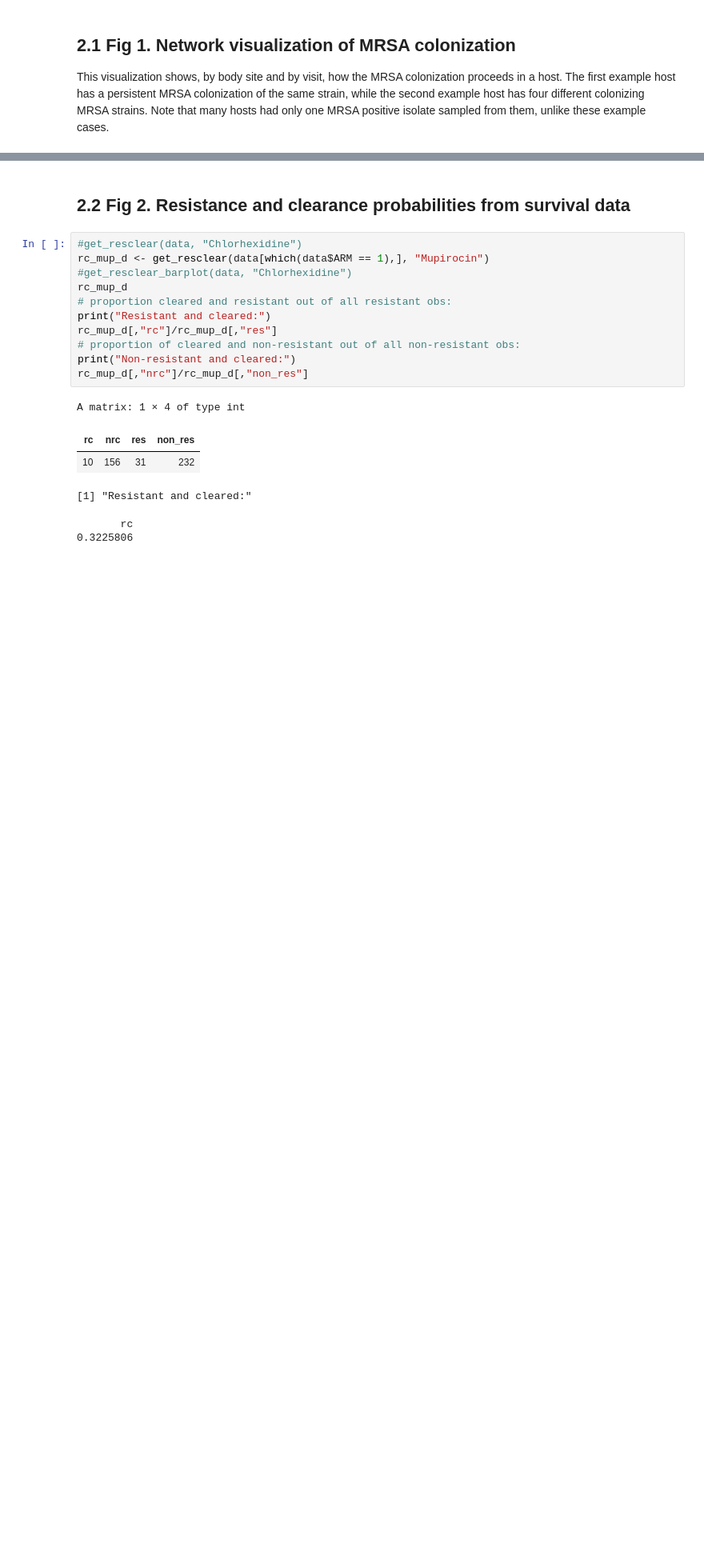
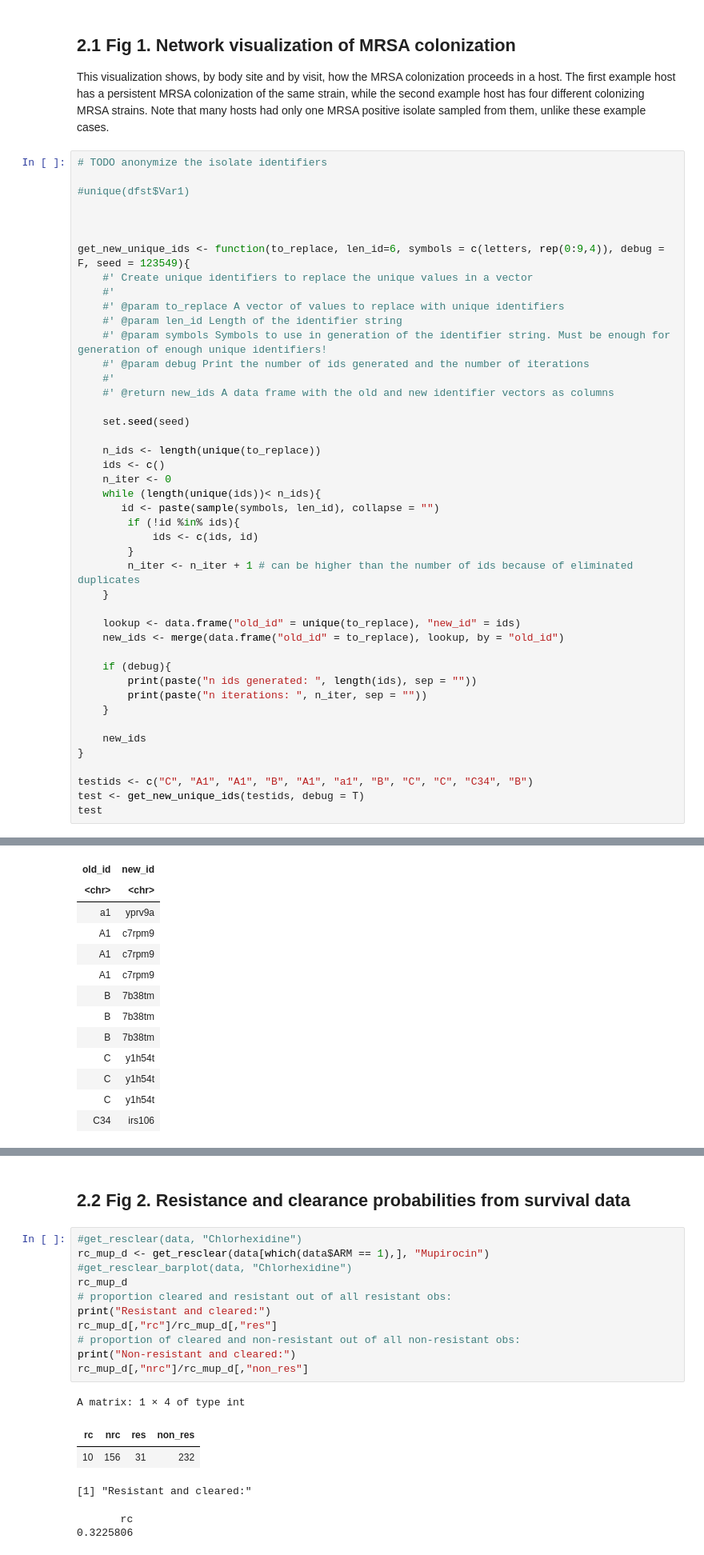
Before and after one commit to fanoja/mrsa-survival-analysis, a Jupyter notebook: MRSA Clearance.ipynb, the cells around one changed output, grey strips where cells are left out. Shown: that part at 80% size. Saved outputs shown, nothing was run; the diff lists cells and outputs as text; blank space fills up the shorter version.

```diff
--- a/MRSA Clearance.ipynb
+++ b/MRSA Clearance.ipynb
@@ -226,3 +104,48 @@ This is rstanarm version 2.21.2
 ## 2.1 Fig 1. Network visualization of MRSA colonization
 
 This visualization shows, by body site and by visit, how the MRSA colonization proceeds in a host. The first example host has a persistent MRSA colonization of the same strain, while the second example host has four different colonizing MRSA strains. Note that many hosts had only one MRSA positive isolate sampled from them, unlike these example cases.
+# %%
+# TODO anonymize the isolate identifiers
+
+#unique(dfst$Var1)
+
+
+
+get_new_unique_ids <- function(to_replace, len_id=6, symbols = c(letters, rep(0:9,4)), debug = F, seed = 123549){
+    #' Create unique identifiers to replace the unique values in a vector
+    #'
+    #' @param to_replace A vector of values to replace with unique identifiers
+    #' @param len_id Length of the identifier string
+    #' @param symbols Symbols to use in generation of the identifier string. Must be enough for generation of enough unique identifiers!
+    #' @param debug Print the number of ids generated and the number of iterations
+    #'
+    #' @return new_ids A data frame with the old and new identifier vectors as columns
+
+    set.seed(seed)
+
+    n_ids <- length(unique(to_replace))
+    ids <- c()
+    n_iter <- 0
+    while (length(unique(ids))< n_ids){
+       id <- paste(sample(symbols, len_id), collapse = "")
+        if (!id %in% ids){
+            ids <- c(ids, id)
+        }
+        n_iter <- n_iter + 1 # can be higher than the number of ids because of eliminated duplicates
+    }
+
+    lookup <- data.frame("old_id" = unique(to_replace), "new_id" = ids)
+    new_ids <- merge(data.frame("old_id" = to_replace), lookup, by = "old_id")
+
+    if (debug){
+        print(paste("n ids generated: ", length(ids), sep = ""))
+        print(paste("n iterations: ", n_iter, sep = ""))
+    }
+
+    new_ids
+}
+
+testids <- c("C", "A1", "A1", "B", "A1", "a1", "B", "C", "C", "C34", "B")
+test <- get_new_unique_ids(testids, debug = T)
+test
+# %% [output]
@@ -229,3 +155,16 @@ This visualization shows, by body site and by visit, how the MRSA colonization p
+| old_id | new_id |
+| <chr> | <chr> |
+| a1 | yprv9a |
+| A1 | c7rpm9 |
+| A1 | c7rpm9 |
+| A1 | c7rpm9 |
+| B | 7b38tm |
+| B | 7b38tm |
+| B | 7b38tm |
+| C | y1h54t |
+| C | y1h54t |
+| C | y1h54t |
+| C34 | irs106 |
 # %%
 source("scripts/strain_functions.R")
 
```
Also changed, not shown: parts of 11 cells of this notebook, 2 other files.
